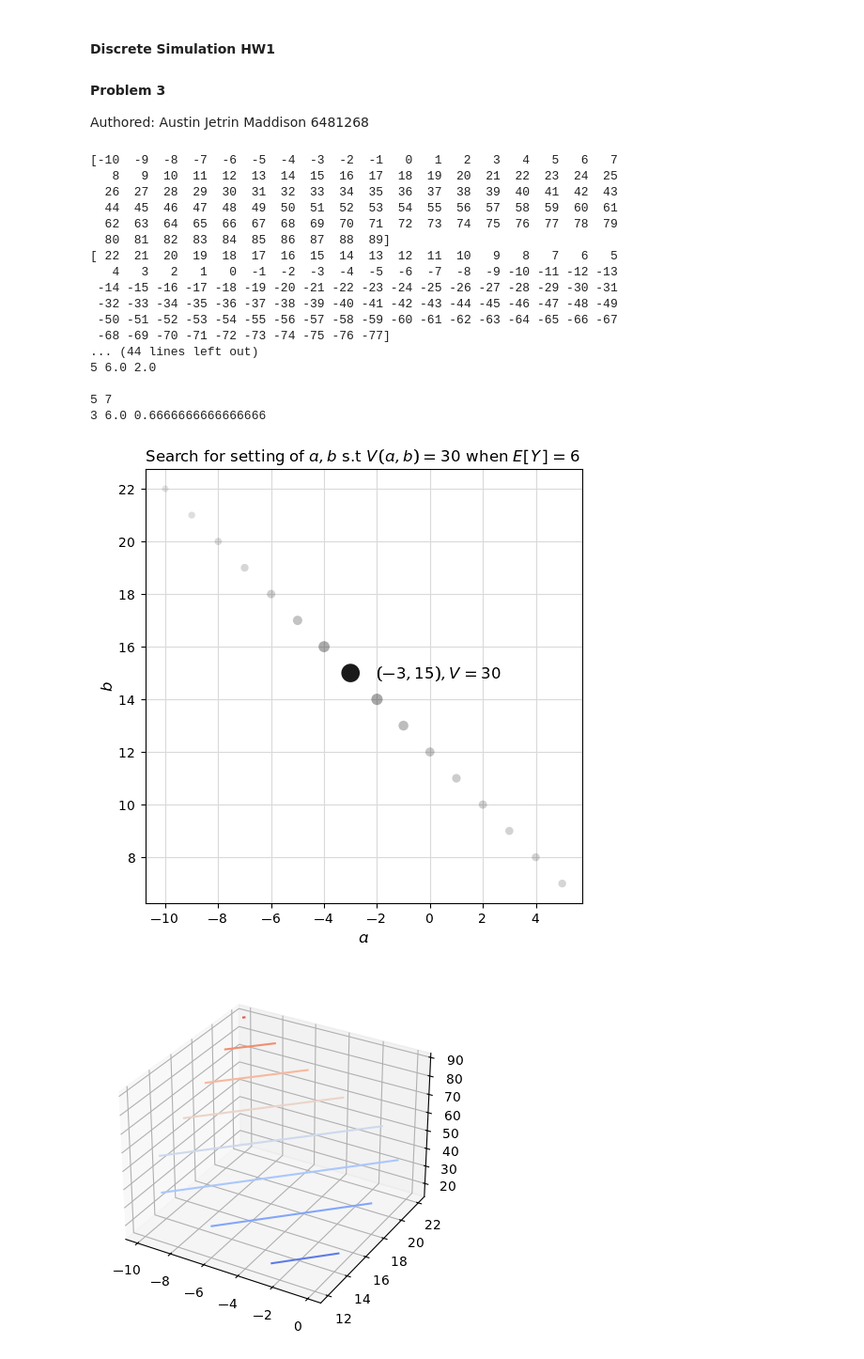
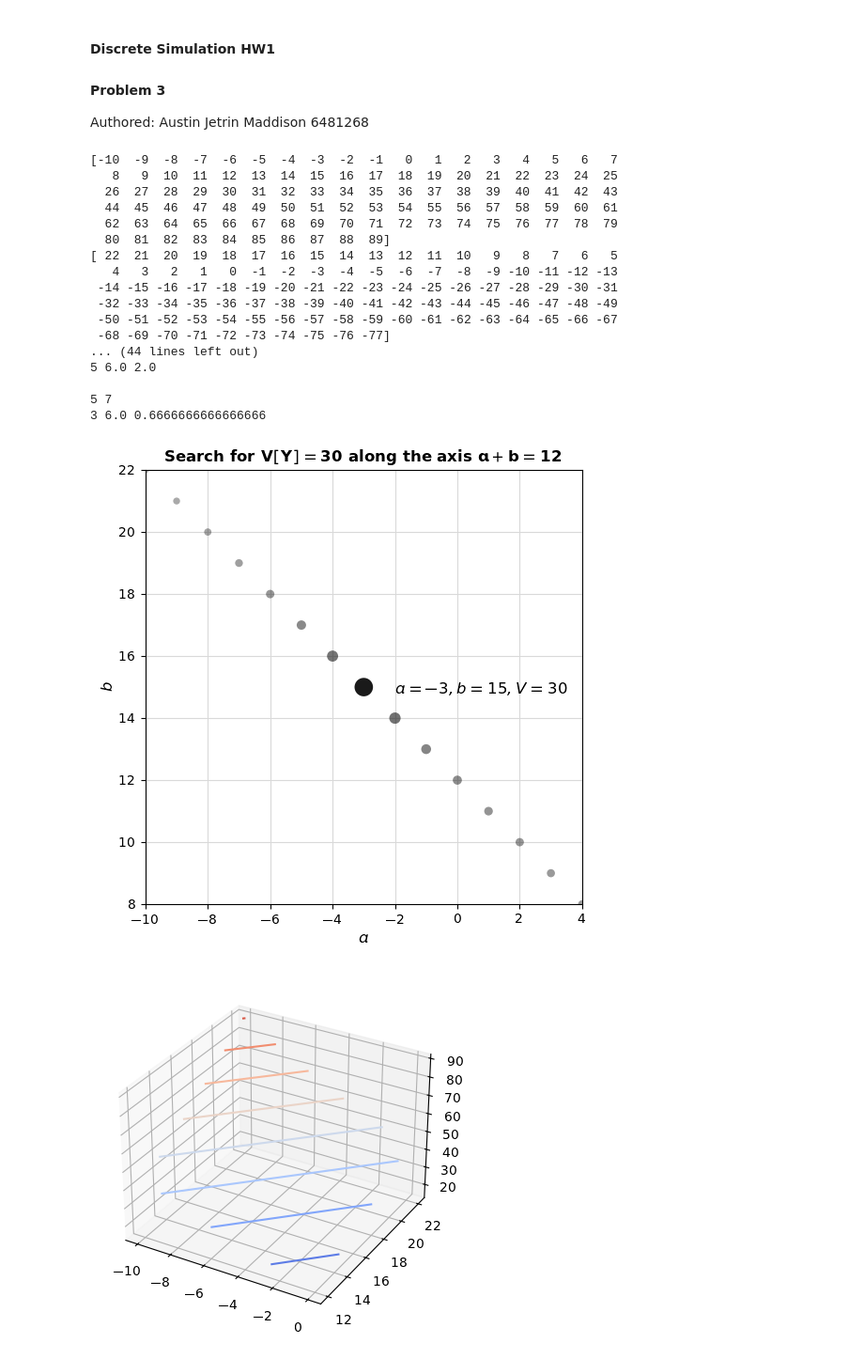
Before and after one commit to AustinMaddison/discrete-simulation, a Jupyter notebook: src/hw1/p3.ipynb, the cells around one changed output. Shown at 94% size. Drawn from its saved outputs; the diff is of its cells as text; code cells hidden in the pictures.

```diff
--- a/src/hw1/p3.ipynb
+++ b/src/hw1/p3.ipynb
@@ -35,42 +35,42 @@ for  i in range(a_s.size):
 
     if a<b:
         distance = np.sqrt((abs(30-calc_var(calc_n(a,b)))+ 1)**-1)
-        plt.scatter(a, b, s=distance* 200, alpha = distance, color=(.1, .1, .1), edgecolor='none', zorder=4)
+        plt.scatter(a, b, s=distance* 200, alpha = np.sqrt(distance), color=(.1, .1, .1), edgecolor='none', zorder=4)
 
         print()
         print(a, b)
         print(calc_n(a, b), calc_mean(a,b), calc_var(calc_n(a,b)))
 
 
 plt.grid(color=(0.85, 0.85, 0.85))
 
-plt.title("Search for setting of $a,b$ s.t $V(a,b) = 30$ when $E[Y]=6$", fontsize=12)
+plt.title("\\textbf{Search for $\\mathbf{V[Y] = 30}$ along the axis $\\mathbf{a+b=12}$ }", fontsize=12)
 plt.xlabel("$a$", fontsize=12)
 plt.ylabel("$b$", fontsize=12)
-
+plt.xlim([-10,4])
+plt.ylim([8,22])
 p = (-3, 15)
-plt.annotate(f"$({{{ p[0] }}},{{{p[1]}}}), V=30$", (p[0]+ 1, p[1]-0.2), fontsize=12, zorder = 7)
-
+plt.annotate(f"$a={{{ p[0] }}}, b={{{p[1]}}}, V=30$", (p[0]+ 1, p[1]-0.2), fontsize=12, zorder = 7)
 plt.savefig("tex/p3.svg")
 # %% [output]
 [-10  -9  -8  -7  -6  -5  -4  -3  -2  -1   0   1   2   3   4   5   6   7
    8   9  10  11  12  13  14  15  16  17  18  19  20  21  22  23  24  25
   26  27  28  29  30  31  32  33  34  35  36  37  38  39  40  41  42  43
   44  45  46  47  48  49  50  51  52  53  54  55  56  57  58  59  60  61
   62  63  64  65  66  67  68  69  70  71  72  73  74  75  76  77  78  79
   80  81  82  83  84  85  86  87  88  89]
 [ 22  21  20  19  18  17  16  15  14  13  12  11  10   9   8   7   6   5
    4   3   2   1   0  -1  -2  -3  -4  -5  -6  -7  -8  -9 -10 -11 -12 -13
  -14 -15 -16 -17 -18 -19 -20 -21 -22 -23 -24 -25 -26 -27 -28 -29 -30 -31
  -32 -33 -34 -35 -36 -37 -38 -39 -40 -41 -42 -43 -44 -45 -46 -47 -48 -49
  -50 -51 -52 -53 -54 -55 -56 -57 -58 -59 -60 -61 -62 -63 -64 -65 -66 -67
  -68 -69 -70 -71 -72 -73 -74 -75 -76 -77]
 ... (44 lines left out)
 5 6.0 2.0
 
 5 7
 3 6.0 0.6666666666666666
-[figure, old version]
+[figure, new version]
 # %%
 # a_s = np.arange(0, 11, 1)
 # b_s = np.ones(11, dtype=int) * 12 - a_s
```
Also changed, not shown: 23 other files.
